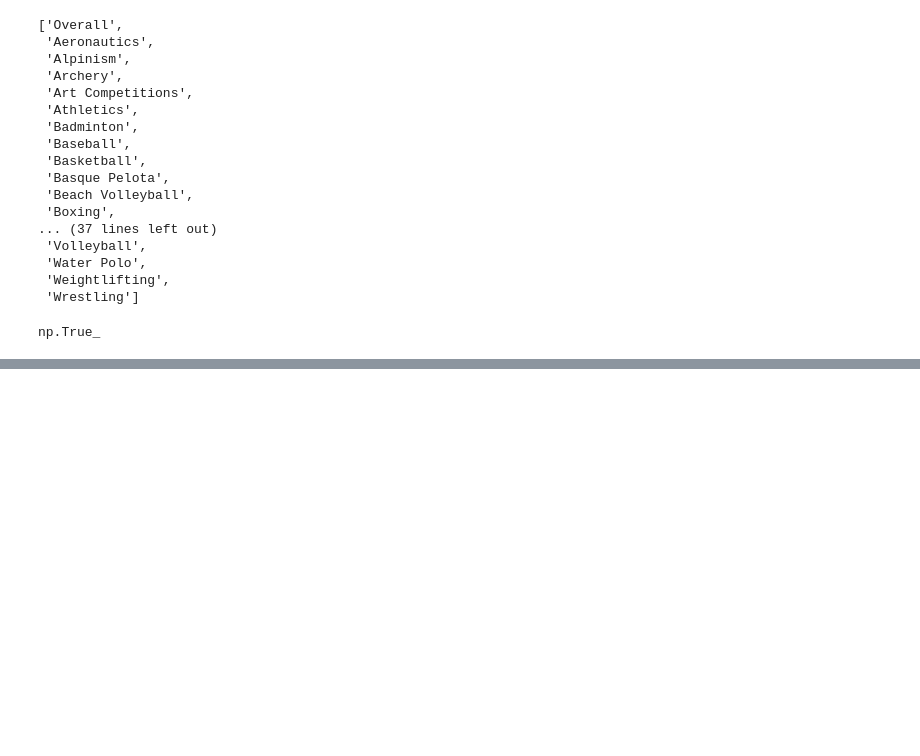
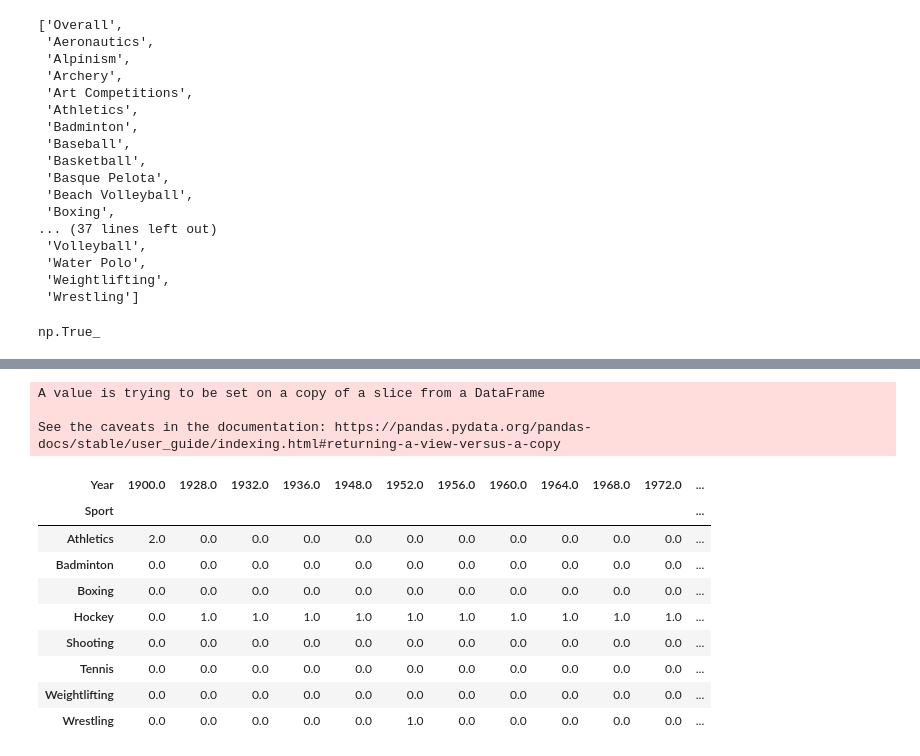
Before and after one commit to ZataraHere/Exploratory-Data-Analysis, a Jupyter notebook: olympics data analysis.ipynb, the cells around one changed output, grey strips where cells are left out. Saved outputs shown, nothing was run; the diff lists cells and outputs as text; code cells hidden in the pictures; blank space fills up the shorter version.

```diff
--- a/olympics data analysis.ipynb
+++ b/olympics data analysis.ipynb
@@ -436,0 +487,25 @@ coun
+# %%
+def country_event_heatmap(df,country):
+    temp_df = df.dropna(subset=['Medal'])
+    temp_df.drop_duplicates(subset=['Team', 'NOC', 'Games', 'Year', 'City', 'Sport', 'Event', 'Medal'], inplace=True)
+
+    new_df = temp_df[temp_df['region'] == country]
+
+    pt = new_df.pivot_table(index='Sport', columns='Year', values='Medal', aggfunc='count').fillna(0)
+    return pt
+
+country_event_heatmap(df, 'India')
+# %% [output]
+A value is trying to be set on a copy of a slice from a DataFrame
+
+See the caveats in the documentation: https://pandas.pydata.org/pandas-docs/stable/user_guide/indexing.html#returning-a-view-versus-a-copy
+| Year | 1900.0 | 1928.0 | 1932.0 | 1936.0 | 1948.0 | 1952.0 | 1956.0 | 1960.0 | 1964.0 | 1968.0 | 1972.0 | ... |
+| Sport |  |  |  |  |  |  |  |  |  |  |  | ... |
+| Athletics | 2.0 | 0.0 | 0.0 | 0.0 | 0.0 | 0.0 | 0.0 | 0.0 | 0.0 | 0.0 | 0.0 | ... |
+| Badminton | 0.0 | 0.0 | 0.0 | 0.0 | 0.0 | 0.0 | 0.0 | 0.0 | 0.0 | 0.0 | 0.0 | ... |
+| Boxing | 0.0 | 0.0 | 0.0 | 0.0 | 0.0 | 0.0 | 0.0 | 0.0 | 0.0 | 0.0 | 0.0 | ... |
+| Hockey | 0.0 | 1.0 | 1.0 | 1.0 | 1.0 | 1.0 | 1.0 | 1.0 | 1.0 | 1.0 | 1.0 | ... |
+| Shooting | 0.0 | 0.0 | 0.0 | 0.0 | 0.0 | 0.0 | 0.0 | 0.0 | 0.0 | 0.0 | 0.0 | ... |
+| Tennis | 0.0 | 0.0 | 0.0 | 0.0 | 0.0 | 0.0 | 0.0 | 0.0 | 0.0 | 0.0 | 0.0 | ... |
+| Weightlifting | 0.0 | 0.0 | 0.0 | 0.0 | 0.0 | 0.0 | 0.0 | 0.0 | 0.0 | 0.0 | 0.0 | ... |
+| Wrestling | 0.0 | 0.0 | 0.0 | 0.0 | 0.0 | 1.0 | 0.0 | 0.0 | 0.0 | 0.0 | 0.0 | ... |
```
Also changed, not shown: parts of 5 cells of this notebook.
